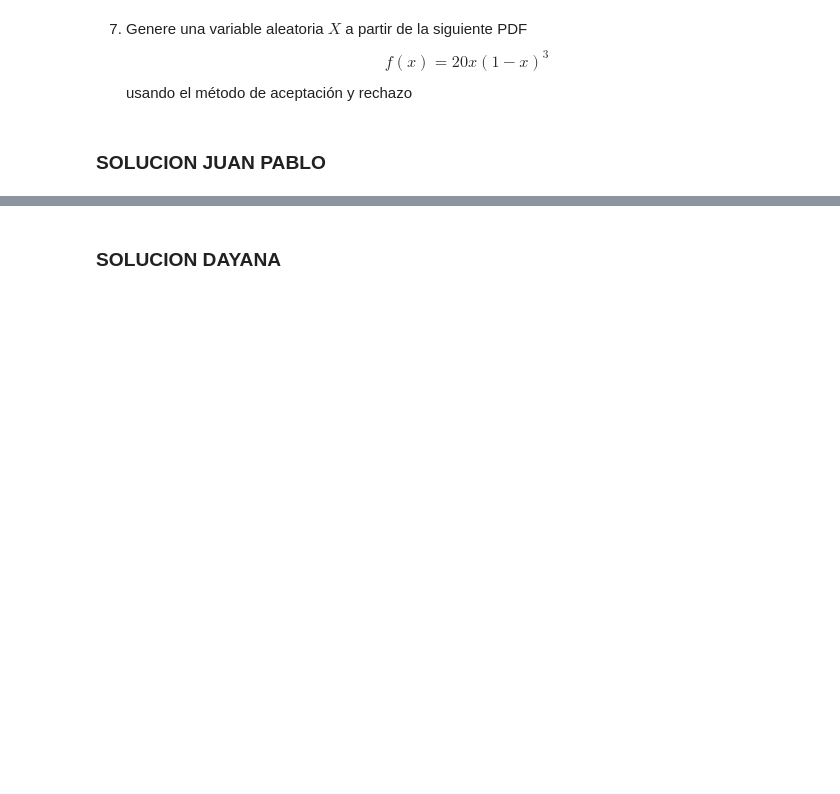
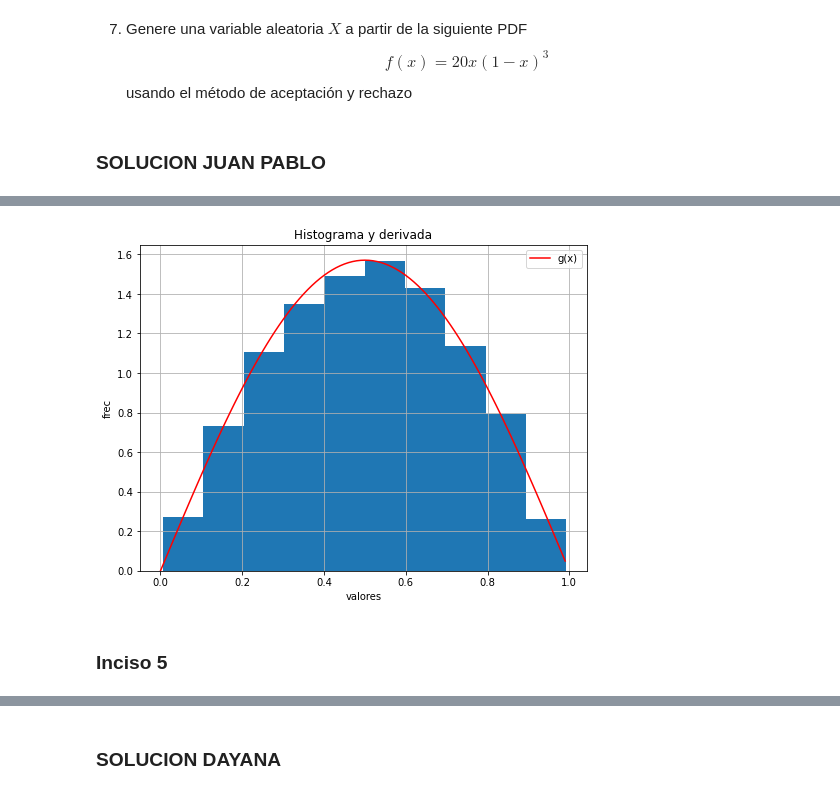
Before and after one commit to DayanaNavarro/Tarea-6, a Jupyter notebook: Tarea6_RuizMagañaJuanPablo_NavarroValenciaDayana.ipynb, the cells around one changed output, grey strips where cells are left out. Cells and saved outputs as stored; diff of their text form; code cells hidden in the pictures; blank space fills up the shorter version.

```diff
--- a/Tarea6_RuizMagañaJuanPablo_NavarroValenciaDayana.ipynb
+++ b/Tarea6_RuizMagañaJuanPablo_NavarroValenciaDayana.ipynb
@@ -43,0 +132,4 @@ usando el método de aceptación y rechazo
+# %%
+# programando la función
+
+G_x = lambda x: (np.arccos(-2*x+1))/np.pi
@@ -43,0 +142,22 @@ usando el método de aceptación y rechazo
+# %%
+g_x = lambda x: (np.pi*np.sin(np.pi*x))/2
+# %%
+N = 10000
+U = np.random.rand(N)
+u_I = list(map(lambda u: G_x(u),U))
+# %%
+x2 = np.arange(0,1,0.01)
+y2 = g_x(x2)
+# %%
+plt.figure(figsize=[8,6])
+plt.title('Histograma y derivada')
+plt.xlabel('valores')
+plt.ylabel('frec')
+plt.hist(u_I,density=True)
+plt.plot(x2,y2,'-r',label='g(x)')
+plt.legend()
+plt.grid()
+# %% [output]
+[figure, added]
+# %% [markdown]
+### Inciso 5
```
Also changed, not shown: parts of 41 cells of this notebook.
